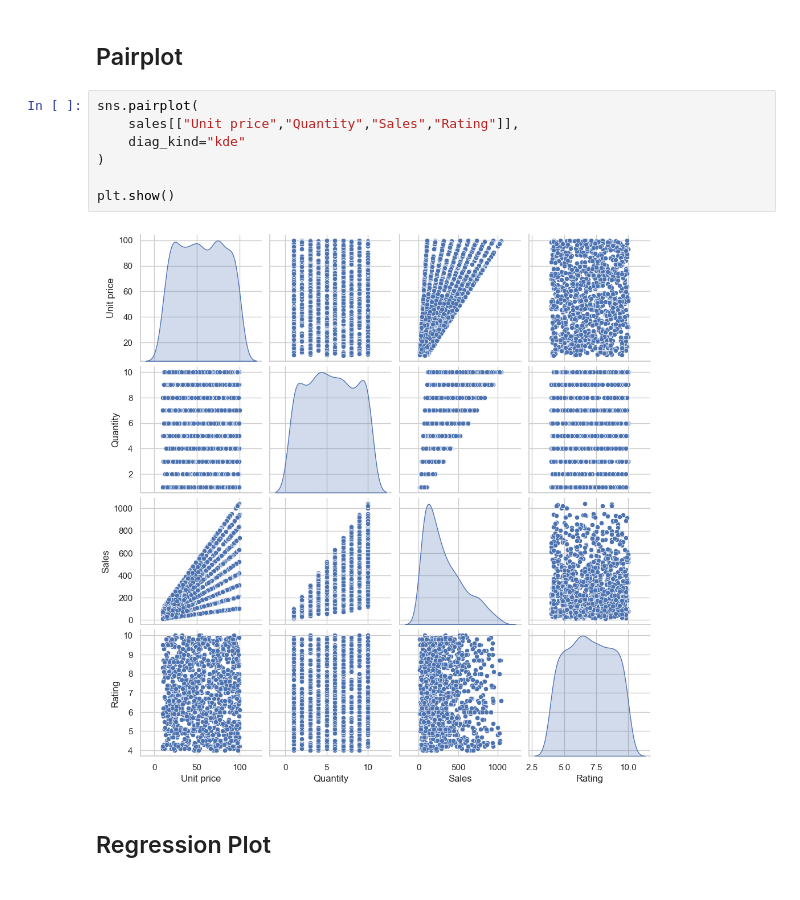
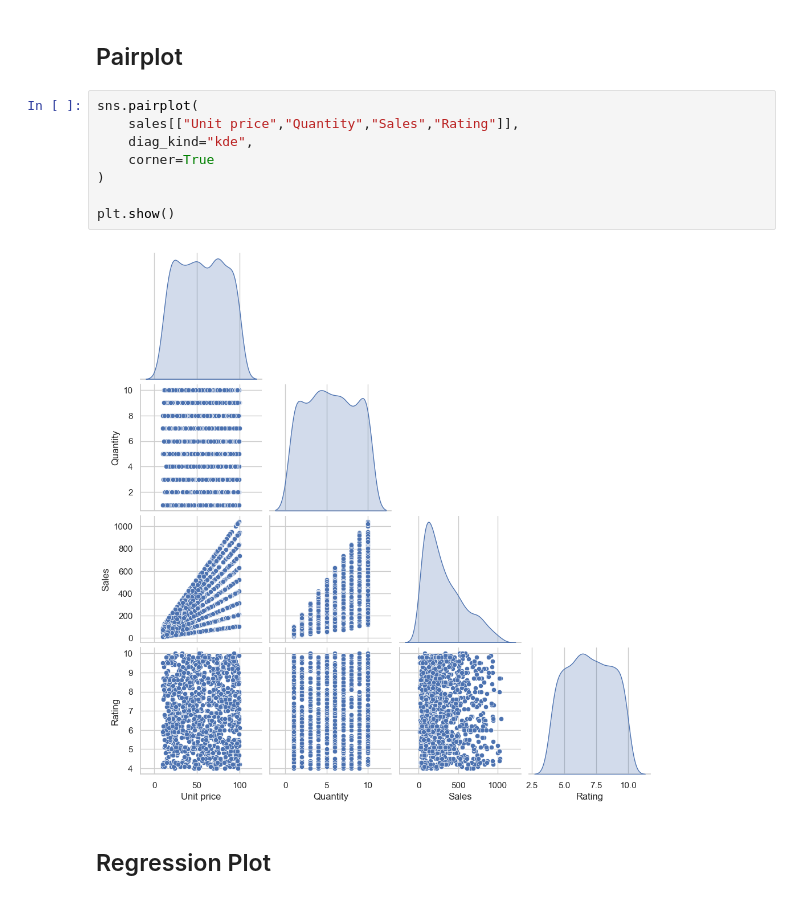
Before and after one commit to donatas-ruzgys/VSCode, a Jupyter notebook: Capstone_projektas/capstone.ipynb, the cells around one changed output. Drawn from its saved outputs; the diff is of its cells as text.

```diff
--- a/Capstone_projektas/capstone.ipynb
+++ b/Capstone_projektas/capstone.ipynb
@@ -279,12 +279,13 @@ Sales also shows a strong positive correlation with Quantity and a moderate corr
 # %%
 sns.pairplot(
     sales[["Unit price","Quantity","Sales","Rating"]],
-    diag_kind="kde"
+    diag_kind="kde",
+    corner=True
 )
 
 plt.show()
 # %% [output]
-[figure, old version]
+[figure, new version]
 # %% [markdown]
 ## Regression Plot
 # %%
```
Also changed, not shown: parts of 19 cells of this notebook, 1 other file.
